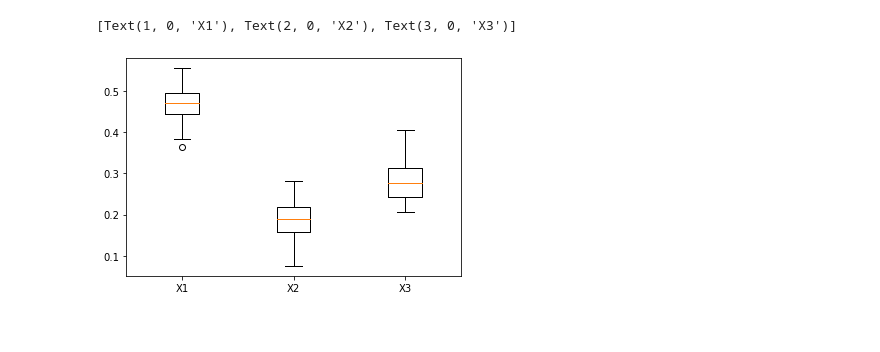
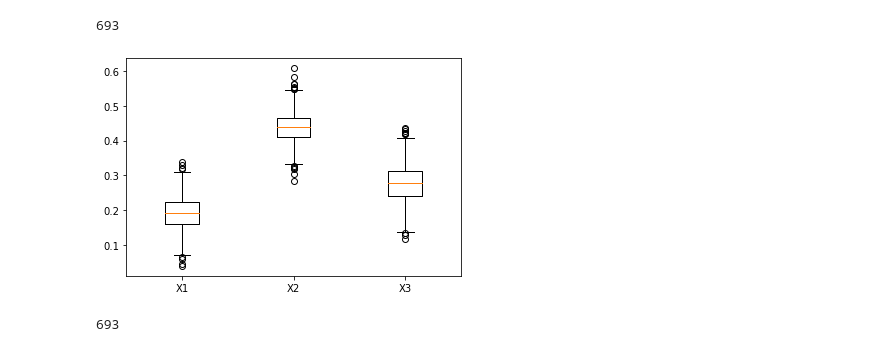
Before and after one commit to lilimatic/var_imp_mis, a Jupyter notebook: sobol index.ipynb, the cells around one changed output. Saved outputs shown, nothing was run; the diff lists cells and outputs as text; code cells hidden in the pictures.

```diff
--- a/sobol index.ipynb
+++ b/sobol index.ipynb
@@ -36,9 +35,19 @@ cc = df.where(omega==1,np.nan).dropna()
-# %%
-single_sobol = singletons(cc,len(cc),100,a,b,eps)
-
-fig, ax = plt.subplots()
-ax.boxplot(single_sobol.values())
-ax.set_xticklabels(single_sobol.keys())
-# %% [output]
-[Text(1, 0, 'X1'), Text(2, 0, 'X2'), Text(3, 0, 'X3')]
-[figure, removed]
+# %%
+Xi ='X1'
+
+omega = pd.DataFrame(np.random.binomial(size=n, n=1, p= 0.7),columns=[Xi])
+omega[df.drop([Xi],axis=1).columns]=  np.ones((n,2),dtype=int)
+
+cc = df.where(omega==1,np.nan).dropna()
+print(len(cc))
+
+single_sobol_cc = singletons(cc,len(cc),sim,a,b,eps)
+
+fig, ax = plt.subplots()
+ax.boxplot(single_sobol_cc)
+ax.set_xticklabels(single_sobol_cc.columns)
+
+single_sobol_cc['sample'] = 'cc'
+# %% [output]
+693
+[figure, added]
@@ -44,0 +56,4 @@ ax.set_xticklabels(single_sobol.keys())
+# %%
+len(cc)
+# %% [output]
+693
```
Also changed, not shown: parts of 15 cells of this notebook, 20 other files.
